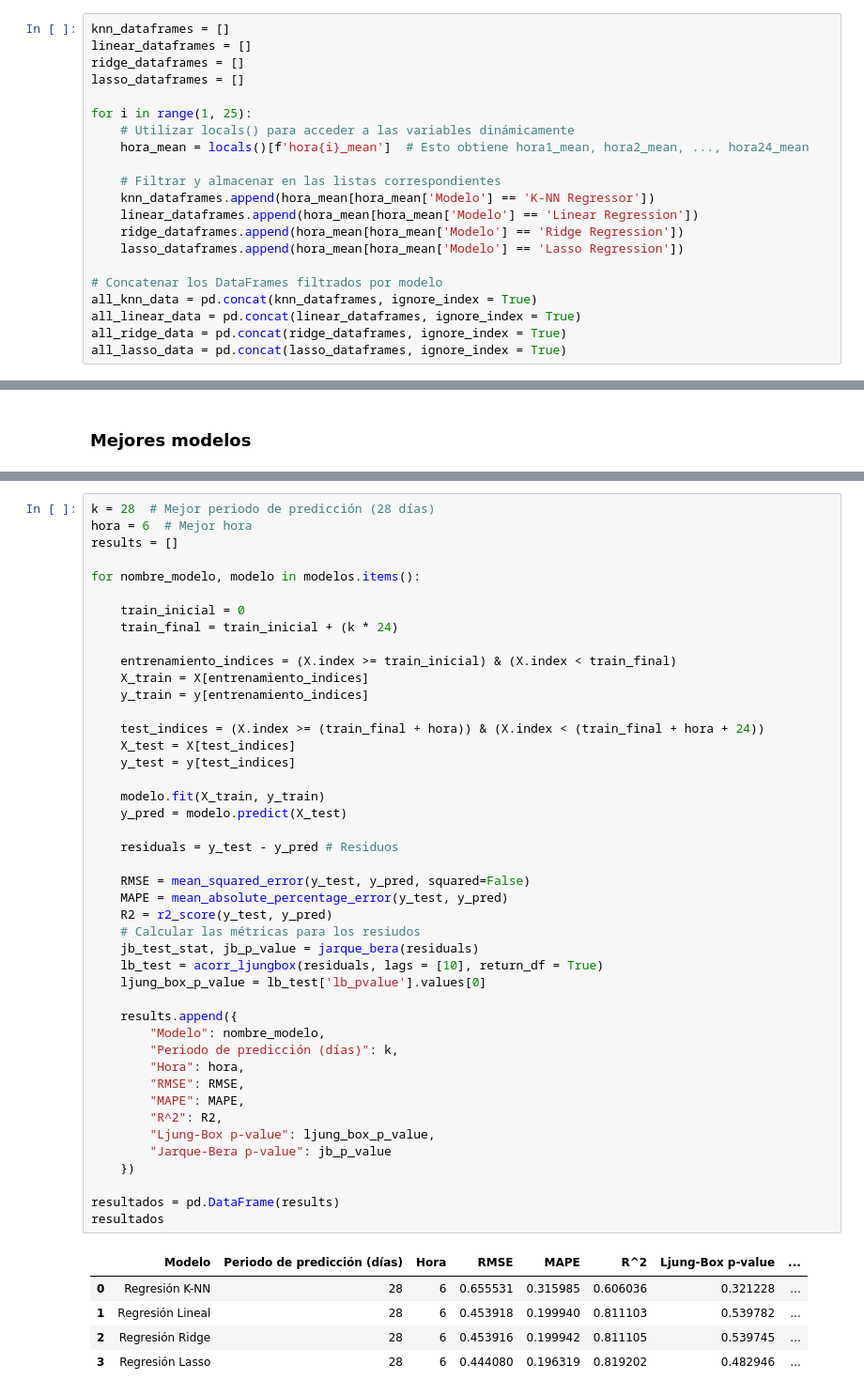
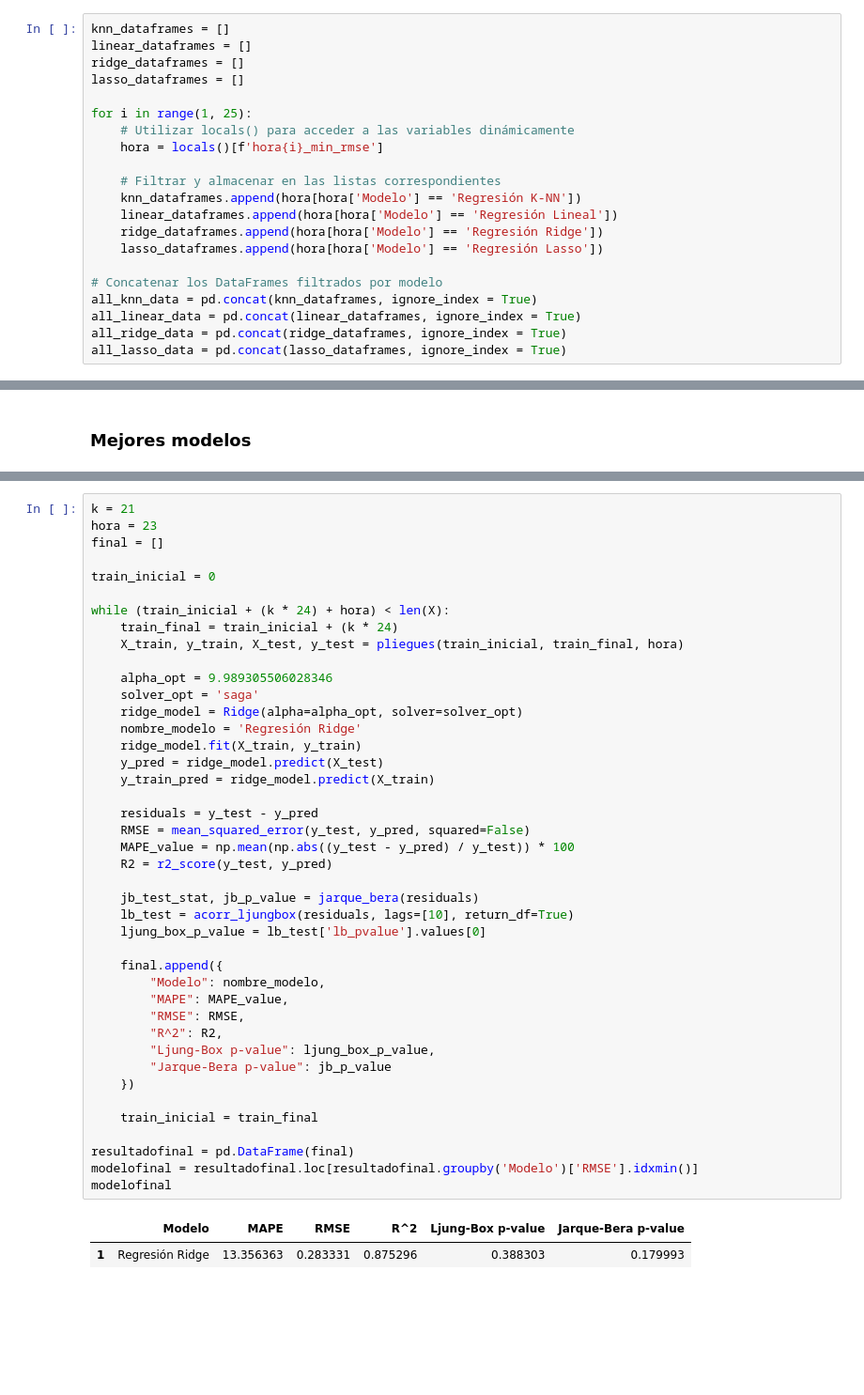
Before and after one commit to kmarcela11/Parcial2_MachineLearning, a Jupyter notebook: _sources/Ejercicio3.ipynb, the cells around one changed output, grey strips where cells are left out. Shown: that part at 94% size. Drawn from its saved outputs; the diff is of its cells as text; blank space fills up the shorter version.

```diff
--- a/_sources/Ejercicio3.ipynb
+++ b/_sources/Ejercicio3.ipynb
@@ -806,13 +795,13 @@ lasso_dataframes = []
 
 for i in range(1, 25):
     # Utilizar locals() para acceder a las variables dinámicamente
-    hora_mean = locals()[f'hora{i}_mean']  # Esto obtiene hora1_mean, hora2_mean, ..., hora24_mean
+    hora = locals()[f'hora{i}_min_rmse']
 
     # Filtrar y almacenar en las listas correspondientes
-    knn_dataframes.append(hora_mean[hora_mean['Modelo'] == 'K-NN Regressor'])
-    linear_dataframes.append(hora_mean[hora_mean['Modelo'] == 'Linear Regression'])
-    ridge_dataframes.append(hora_mean[hora_mean['Modelo'] == 'Ridge Regression'])
-    lasso_dataframes.append(hora_mean[hora_mean['Modelo'] == 'Lasso Regression'])
+    knn_dataframes.append(hora[hora['Modelo'] == 'Regresión K-NN'])
+    linear_dataframes.append(hora[hora['Modelo'] == 'Regresión Lineal'])
+    ridge_dataframes.append(hora[hora['Modelo'] == 'Regresión Ridge'])
+    lasso_dataframes.append(hora[hora['Modelo'] == 'Regresión Lasso'])
 
 # Concatenar los DataFrames filtrados por modelo
 all_knn_data = pd.concat(knn_dataframes, ignore_index = True)
@@ -901,50 +1056,45 @@ mejores_modelos
 # %%
-k = 28  # Mejor periodo de predicción (28 días)
-hora = 6  # Mejor hora
-results = []
+k = 21
+hora = 23
+final = []
 
-for nombre_modelo, modelo in modelos.items():
+train_inicial = 0
 
-    train_inicial = 0
+while (train_inicial + (k * 24) + hora) < len(X):
     train_final = train_inicial + (k * 24)
+    X_train, y_train, X_test, y_test = pliegues(train_inicial, train_final, hora)
 
-    entrenamiento_indices = (X.index >= train_inicial) & (X.index < train_final)
-    X_train = X[entrenamiento_indices]
-    y_train = y[entrenamiento_indices]
+    alpha_opt = 9.989305506028346
+    solver_opt = 'saga'
+    ridge_model = Ridge(alpha=alpha_opt, solver=solver_opt)
+    nombre_modelo = 'Regresión Ridge'
+    ridge_model.fit(X_train, y_train)
+    y_pred = ridge_model.predict(X_test)
+    y_train_pred = ridge_model.predict(X_train)
 
-    test_indices = (X.index >= (train_final + hora)) & (X.index < (train_final + hora + 24))
-    X_test = X[test_indices]
-    y_test = y[test_indices]
+    residuals = y_test - y_pred
+    RMSE = mean_squared_error(y_test, y_pred, squared=False)
+    MAPE_value = np.mean(np.abs((y_test - y_pred) / y_test)) * 100
+    R2 = r2_score(y_test, y_pred)
 
-    modelo.fit(X_train, y_train)
-    y_pred = modelo.predict(X_test)
-
-    residuals = y_test - y_pred # Residuos
-
-    RMSE = mean_squared_error(y_test, y_pred, squared=False)
-    MAPE = mean_absolute_percentage_error(y_test, y_pred)
-    R2 = r2_score(y_test, y_pred)
-    # Calcular las métricas para los resiudos
     jb_test_stat, jb_p_value = jarque_bera(residuals)
-    lb_test = acorr_ljungbox(residuals, lags = [10], return_df = True)
+    lb_test = acorr_ljungbox(residuals, lags=[10], return_df=True)
     ljung_box_p_value = lb_test['lb_pvalue'].values[0]
 
-    results.append({
+    final.append({
         "Modelo": nombre_modelo,
-        "Periodo de predicción (días)": k,
-        "Hora": hora,
+        "MAPE": MAPE_value,
         "RMSE": RMSE,
-        "MAPE": MAPE,
         "R^2": R2,
         "Ljung-Box p-value": ljung_box_p_value,
         "Jarque-Bera p-value": jb_p_value
     })
 
-resultados = pd.DataFrame(results)
-resultados
+    train_inicial = train_final
+
+resultadofinal = pd.DataFrame(final)
+modelofinal = resultadofinal.loc[resultadofinal.groupby('Modelo')['RMSE'].idxmin()]
+modelofinal
 # %% [output]
-|  | Modelo | Periodo de predicción (días) | Hora | RMSE | MAPE | R^2 | Ljung-Box p-value | ... |
-| 0 | Regresión K-NN | 28 | 6 | 0.655531 | 0.315985 | 0.606036 | 0.321228 | ... |
-| 1 | Regresión Lineal | 28 | 6 | 0.453918 | 0.199940 | 0.811103 | 0.539782 | ... |
-| 2 | Regresión Ridge | 28 | 6 | 0.453916 | 0.199942 | 0.811105 | 0.539745 | ... |
-| 3 | Regresión Lasso | 28 | 6 | 0.444080 | 0.196319 | 0.819202 | 0.482946 | ... |
+|  | Modelo | MAPE | RMSE | R^2 | Ljung-Box p-value | Jarque-Bera p-value |
+| 1 | Regresión Ridge | 13.356363 | 0.283331 | 0.875296 | 0.388303 | 0.179993 |
```
Also changed, not shown: parts of 123 cells of this notebook, 5 other files.
